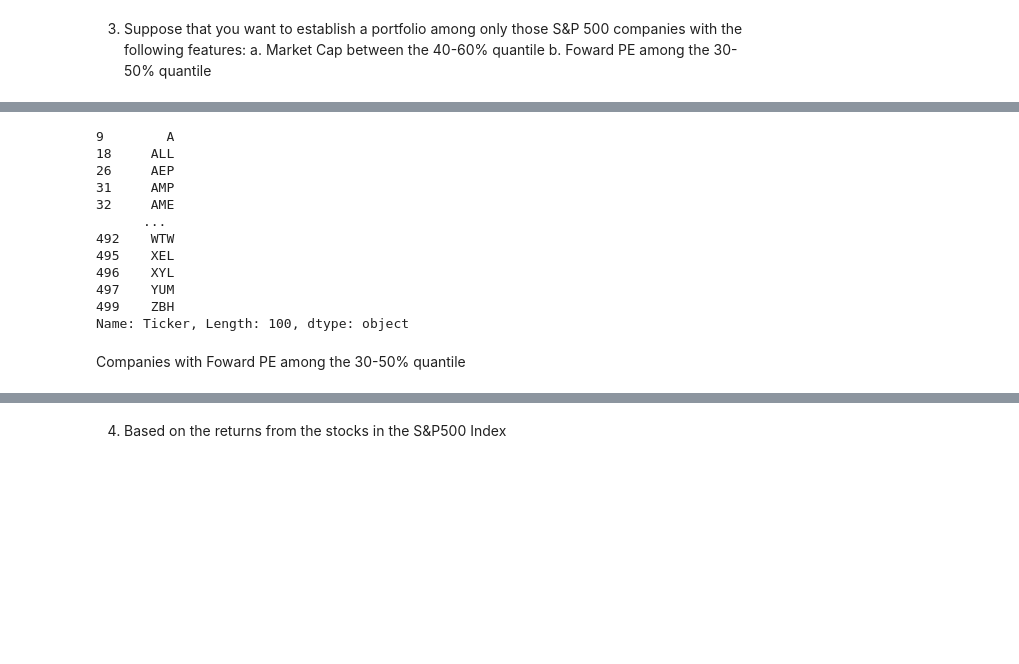
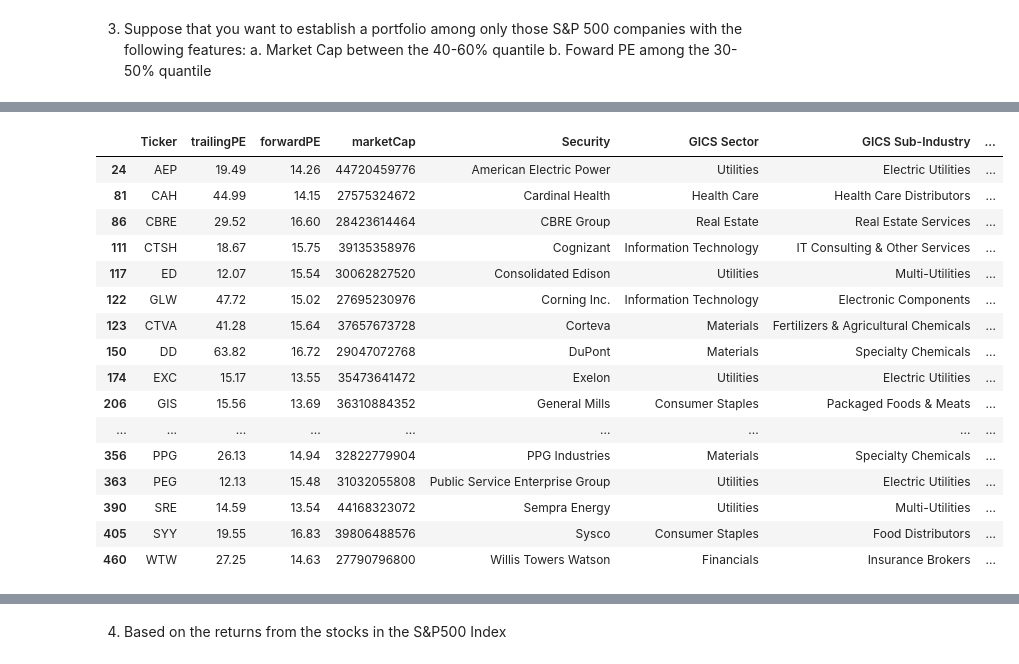
Before and after one commit to hellojohnkim/mmai823, a Jupyter notebook: Assignment 1.ipynb, the cells around one changed output, grey strips where cells are left out. Cells and saved outputs as stored; diff of their text form; code cells hidden in the pictures; blank space fills up the shorter version.

```diff
--- a/Assignment 1.ipynb
+++ b/Assignment 1.ipynb
@@ -273,17 +185,35 @@ marketcap_names.query()
-# %%
-marketcap_names['Ticker']
-# %% [output]
-9        A
-18     ALL
-26     AEP
-31     AMP
-32     AME
-      ...
-492    WTW
-495    XEL
-496    XYL
-497    YUM
-499    ZBH
-Name: Ticker, Length: 100, dtype: object
+# %%
+# Calculate quantile bounds for market cap and Forward PE
+mcap_lower_bound = SP500_data['marketCap'].quantile(0.4)
+mcap_upper_bound = SP500_data['marketCap'].quantile(0.6)
+pe_lower_bound = SP500_data['forwardPE'].quantile(0.3)
+pe_upper_bound = SP500_data['forwardPE'].quantile(0.5)
+
+# Filter the combined DataFrame using the quantile bounds
+filtered_companies = SP500_data[
+    (SP500_data['marketCap'] > mcap_lower_bound) & (SP500_data['marketCap'] < mcap_upper_bound) &
+    (SP500_data['forwardPE'] > pe_lower_bound) & (SP500_data['forwardPE'] < pe_upper_bound)
+]
+
+# Display the filtered DataFrame
+filtered_companies
+# %% [output]
+|  | Ticker | trailingPE | forwardPE | marketCap | Security | GICS Sector | GICS Sub-Industry | ... |
+| 24 | AEP | 19.49 | 14.26 | 44720459776 | American Electric Power | Utilities | Electric Utilities | ... |
+| 81 | CAH | 44.99 | 14.15 | 27575324672 | Cardinal Health | Health Care | Health Care Distributors | ... |
+| 86 | CBRE | 29.52 | 16.60 | 28423614464 | CBRE Group | Real Estate | Real Estate Services | ... |
+| 111 | CTSH | 18.67 | 15.75 | 39135358976 | Cognizant | Information Technology | IT Consulting & Other Services | ... |
+| 117 | ED | 12.07 | 15.54 | 30062827520 | Consolidated Edison | Utilities | Multi-Utilities | ... |
+| 122 | GLW | 47.72 | 15.02 | 27695230976 | Corning Inc. | Information Technology | Electronic Components | ... |
+| 123 | CTVA | 41.28 | 15.64 | 37657673728 | Corteva | Materials | Fertilizers & Agricultural Chemicals | ... |
+| 150 | DD | 63.82 | 16.72 | 29047072768 | DuPont | Materials | Specialty Chemicals | ... |
+| 174 | EXC | 15.17 | 13.55 | 35473641472 | Exelon | Utilities | Electric Utilities | ... |
+| 206 | GIS | 15.56 | 13.69 | 36310884352 | General Mills | Consumer Staples | Packaged Foods & Meats | ... |
+| ... | ... | ... | ... | ... | ... | ... | ... | ... |
+| 356 | PPG | 26.13 | 14.94 | 32822779904 | PPG Industries | Materials | Specialty Chemicals | ... |
+| 363 | PEG | 12.13 | 15.48 | 31032055808 | Public Service Enterprise Group | Utilities | Electric Utilities | ... |
+| 390 | SRE | 14.59 | 13.54 | 44168323072 | Sempra Energy | Utilities | Multi-Utilities | ... |
+| 405 | SYY | 19.55 | 16.83 | 39806488576 | Sysco | Consumer Staples | Food Distributors | ... |
+| 460 | WTW | 27.25 | 14.63 | 27790796800 | Willis Towers Watson | Financials | Insurance Brokers | ... |
 # %%
 # export the list as csv file
@@ -291,2 +220,0 @@ marketcap_names.to_csv('marketcap_portfolio.csv')
-# %% [markdown]
-Companies with Foward PE among the 30-50% quantile
```
Also changed, not shown: parts of 25 cells of this notebook.
